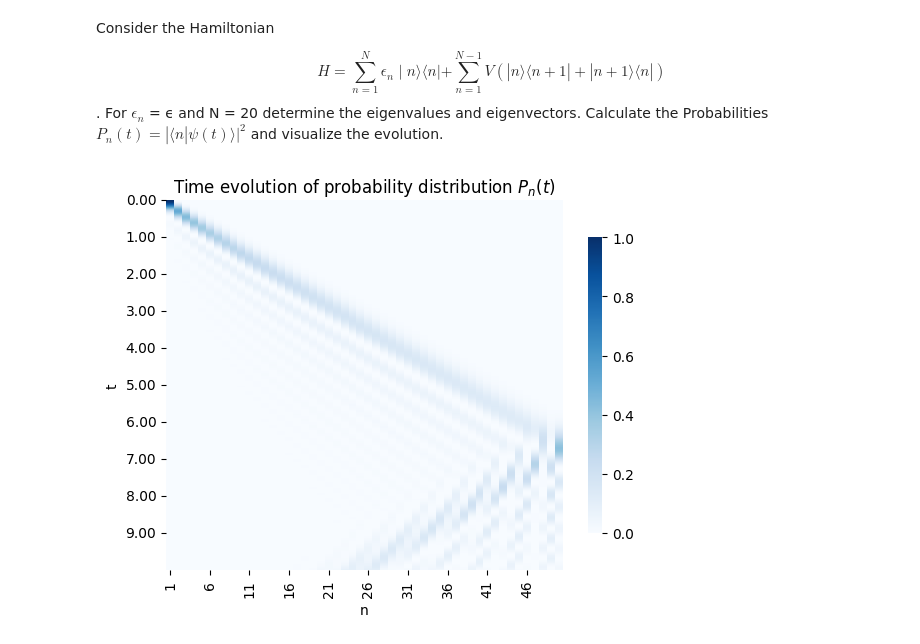
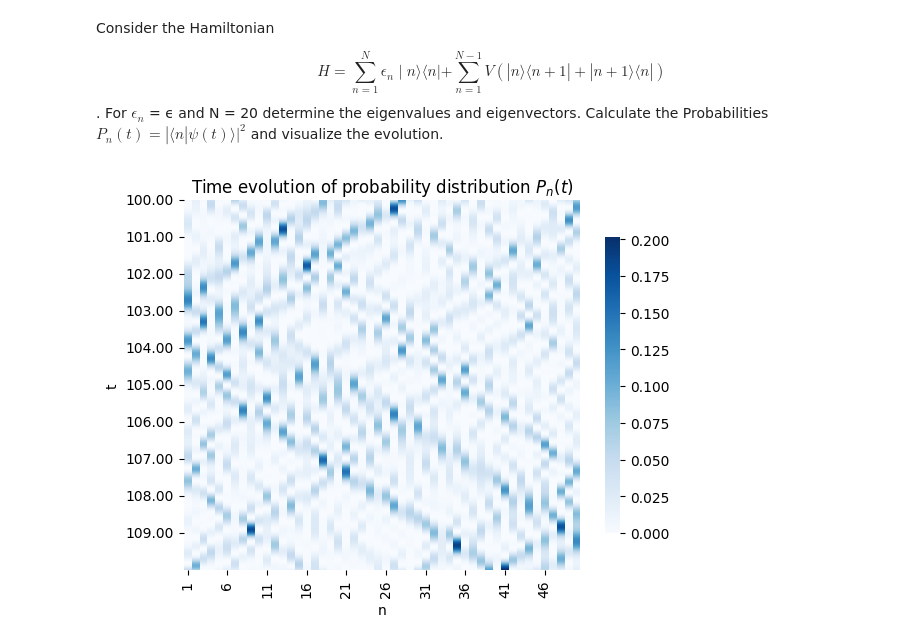
Before and after one commit to chensgit169/quantum-models, a Jupyter notebook: Notebooks/QuatAssembly_Ex1.ipynb, the cells around one changed output. Saved outputs shown, nothing was run; the diff lists cells and outputs as text; code cells hidden in the pictures.

```diff
--- a/Notebooks/QuatAssembly_Ex1.ipynb
+++ b/Notebooks/QuatAssembly_Ex1.ipynb
@@ -18,19 +18,19 @@ from hamiltonian.visualization.time_evolution import draw_heatmap
 # %%
 # define model
 n = 50
 e = 2
 u = 4
 
 model = TightBinding(n, e, u)
 
 psi_0 = np.zeros(n)
 n_i = 0
 psi_0[n_i] = 1  # |psi_0> = |1>
-ts = np.linspace(0, 10, 5000)
+ts = np.linspace(0, 10, 5000) + 100
 
 ps = [np.abs(model.psi_t(psi_0, t))**2 for t in ts]
 ps = np.array(ps)
 
 ax = draw_heatmap(ps, ts=ts)
 # %% [output]
-[figure, old version]
+[figure, new version]
```
